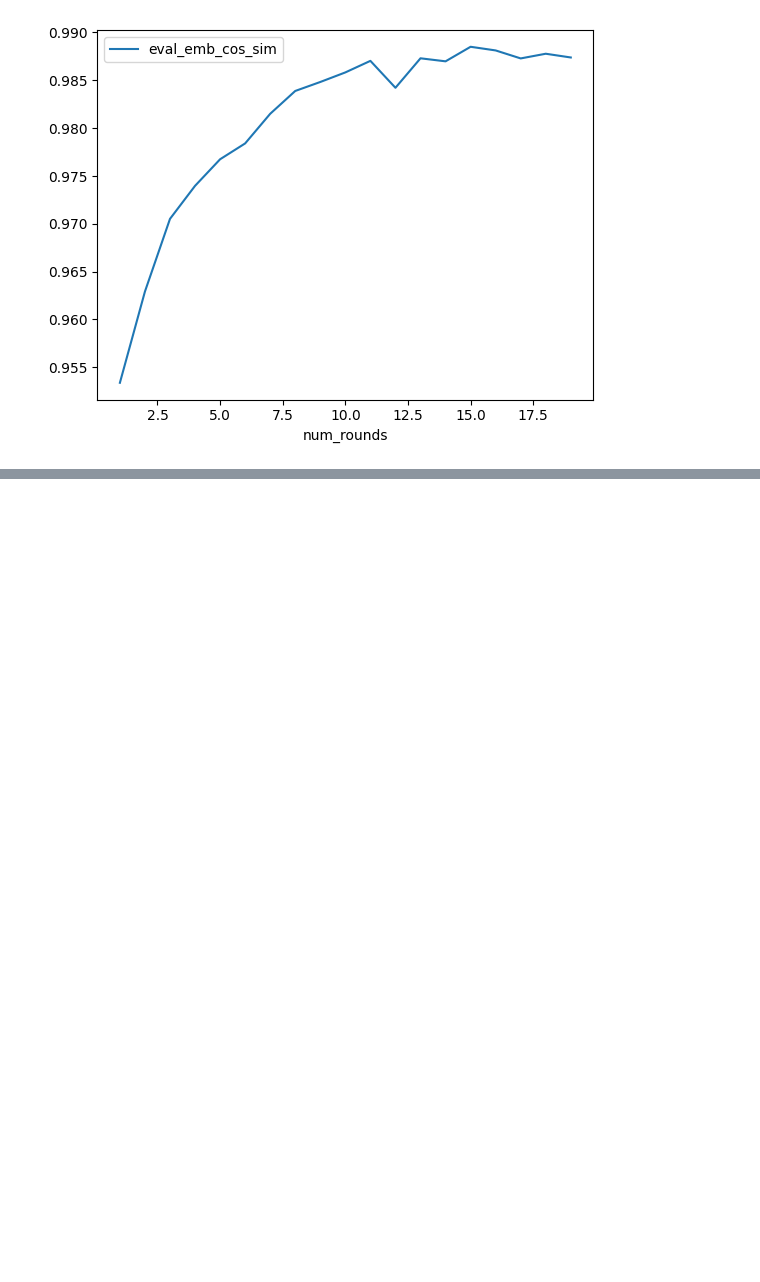
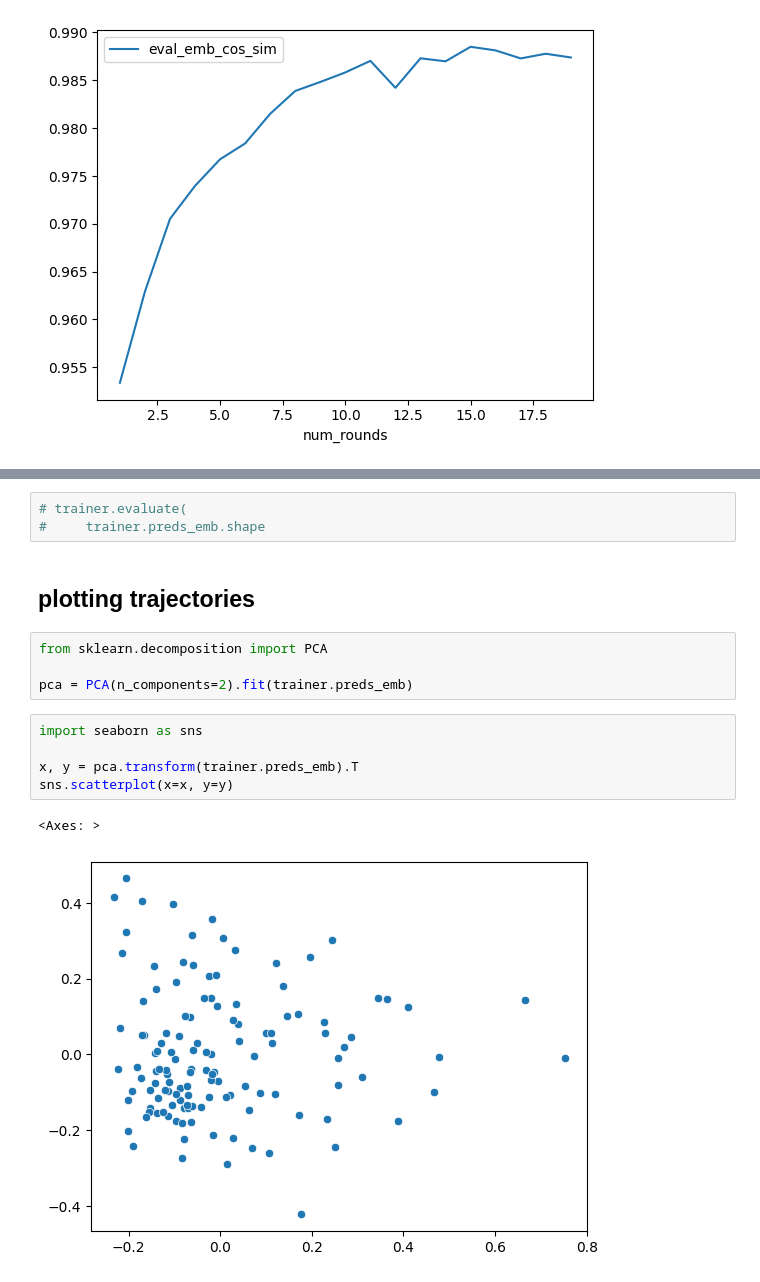
Before and after one commit to jxmorris12/vec2text, a Jupyter notebook: notebooks/2023-05-22 Encoder multi-round test.ipynb, the cells around one changed output, grey strips where cells are left out. Drawn from its saved outputs; the diff is of its cells as text; blank space fills up the shorter version.

```diff
--- a/notebooks/2023-05-22 Encoder multi-round test.ipynb
+++ b/notebooks/2023-05-22 Encoder multi-round test.ipynb
@@ -302,0 +691,17 @@ df.plot(x="num_rounds", y="eval_token_set_f1")
+# %%
+# trainer.evaluate(
+#     trainer.preds_emb.shape
+# %% [markdown]
+## plotting trajectories
+# %%
+from sklearn.decomposition import PCA
+
+pca = PCA(n_components=2).fit(trainer.preds_emb)
+# %%
+import seaborn as sns
+
+x, y = pca.transform(trainer.preds_emb).T
+sns.scatterplot(x=x, y=y)
+# %% [output]
+<Axes: >
+[figure, added]
```
Also changed, not shown: parts of 48 cells of this notebook, 32 other files.
